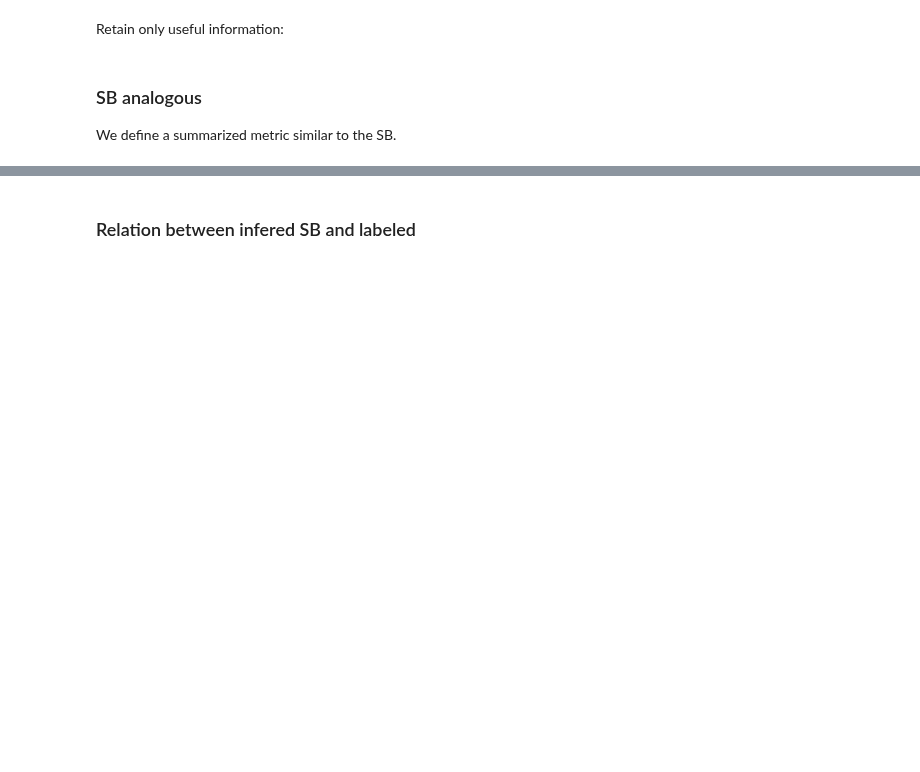
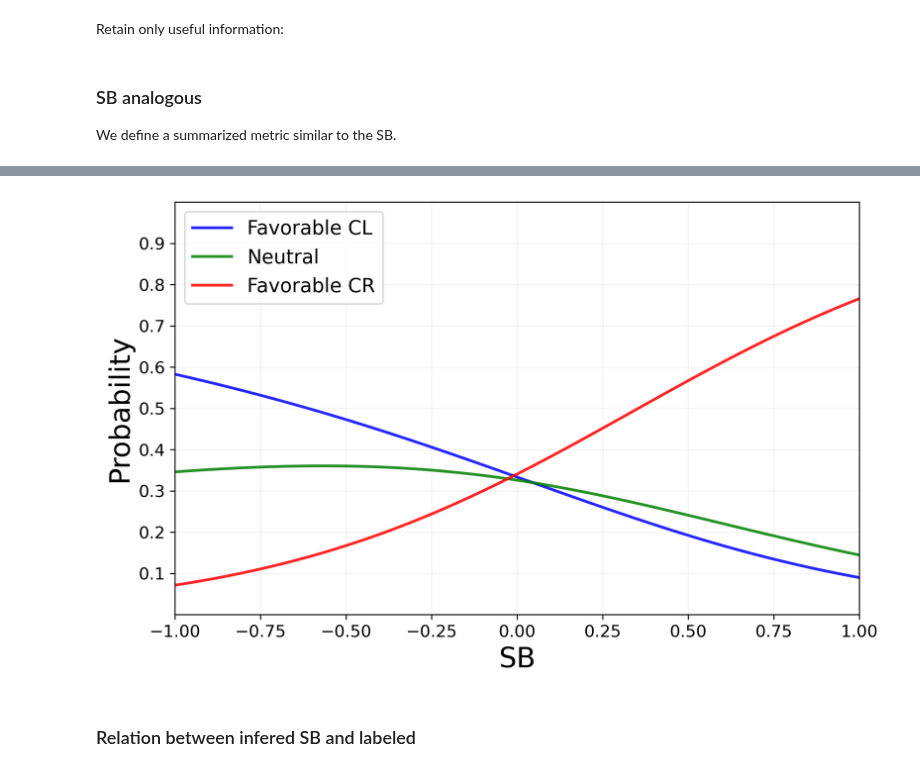
Before and after one commit to spinto88/MediaSharingIndex, a Jupyter notebook: supplementary_material/SB_validation.ipynb, the cells around one changed output, grey strips where cells are left out. Saved outputs shown, nothing was run; the diff lists cells and outputs as text; code cells hidden in the pictures; blank space fills up the shorter version.

Commit message:
SB_validation_finished

```diff
--- a/supplementary_material/SB_validation.ipynb
+++ b/supplementary_material/SB_validation.ipynb
@@ -29,3 +119,25 @@ all_data['SB_labeled'] = (all_data['SCR_labeled'] - all_data['SCL_labeled']) / 2
+# %%
+xrange = np.arange(-1, 1.01, 0.025)
+probas = logreg.predict_proba([[i] for i in xrange])
+# %%
+plt.figure(figsize = (8,5), dpi = 300)
+plt.plot(xrange, probas[:,0], linewidth = 2, alpha = 0.85, color = 'b', label = 'Favorable CL')
+plt.plot(xrange, probas[:,1], linewidth = 2, alpha = 0.85, color = 'g', label = 'Neutral')
+plt.plot(xrange, probas[:,2], linewidth = 2, alpha = 0.85, color = 'r', label = 'Favorable CR')
+
+plt.grid(True, alpha = 0.15)
+plt.legend(loc= 'best', fontsize = 14)
+plt.xlabel('SB', size = 20)
+plt.ylabel('Probability', size = 20)
+plt.yticks(np.arange(0.10, 0.91, 0.10), ['{:1.1}'.format(i) for i in np.arange(0.10, 0.91, 0.10)], size = 12)
+plt.xticks(size = 12)
+plt.ylim([0,1])
+plt.xlim([-1, 1])
+plt.tight_layout()
+plt.savefig('SB_validation.pdf')
+plt.show()
+# %% [output]
+[figure, added]
 # %% [markdown]
 ### Relation between infered SB and labeled
 # %%
```
Also changed, not shown: parts of 35 cells of this notebook.
